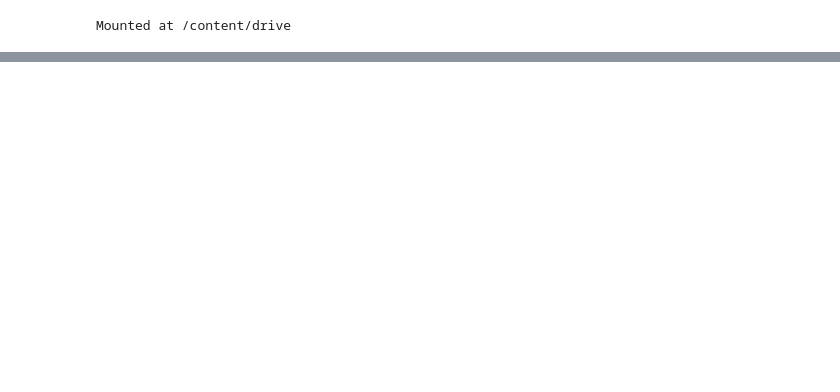
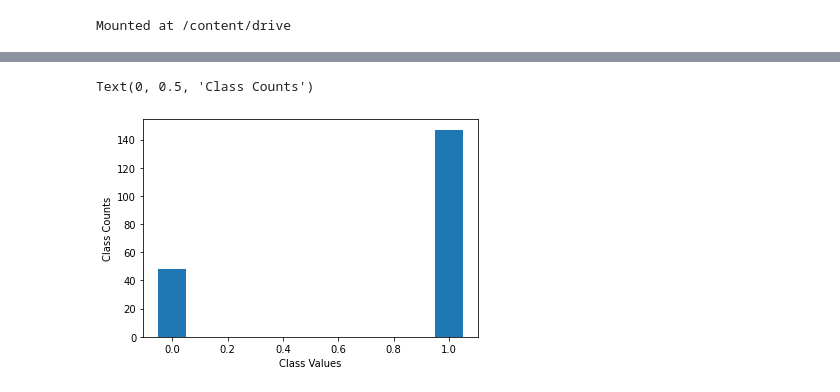
Before and after one commit to AmirHoseein99/project_and_challenges, a Jupyter notebook: ParkinsonDataset.ipynb, the cells around one changed output, grey strips where cells are left out. Drawn from its saved outputs; the diff is of its cells as text; code cells hidden in the pictures; blank space fills up the shorter version.

Commit message:
first Project, Parkinson, last Commit,

```diff
--- a/ParkinsonDataset.ipynb
+++ b/ParkinsonDataset.ipynb
@@ -14,7 +10,4 @@ import pandas as pd
 import numpy as np
 from matplotlib import pyplot as plt
 # %%
-records = []
-with open('/content/drive/MyDrive/Colab Notebooks/DataProjects/datasets/parkinsons.data') as f:
-  for line in f.read().split('\n'):
-      records.append(line)
+dataset = pd.read_csv('/content/drive/MyDrive/Colab Notebooks/DataProjects/datasets/parkinsons.data', sep=",")
@@ -64,0 +104,7 @@ memory usage: 36.9+ KB
+# %%
+plt.bar(dataset.status.unique(), dataset.status.value_counts(), width=.1)
+plt.xlabel('Class Values')
+plt.ylabel('Class Counts')
+# %% [output]
+Text(0, 0.5, 'Class Counts')
+[figure, added]
```
Also changed, not shown: parts of 15 cells of this notebook.
